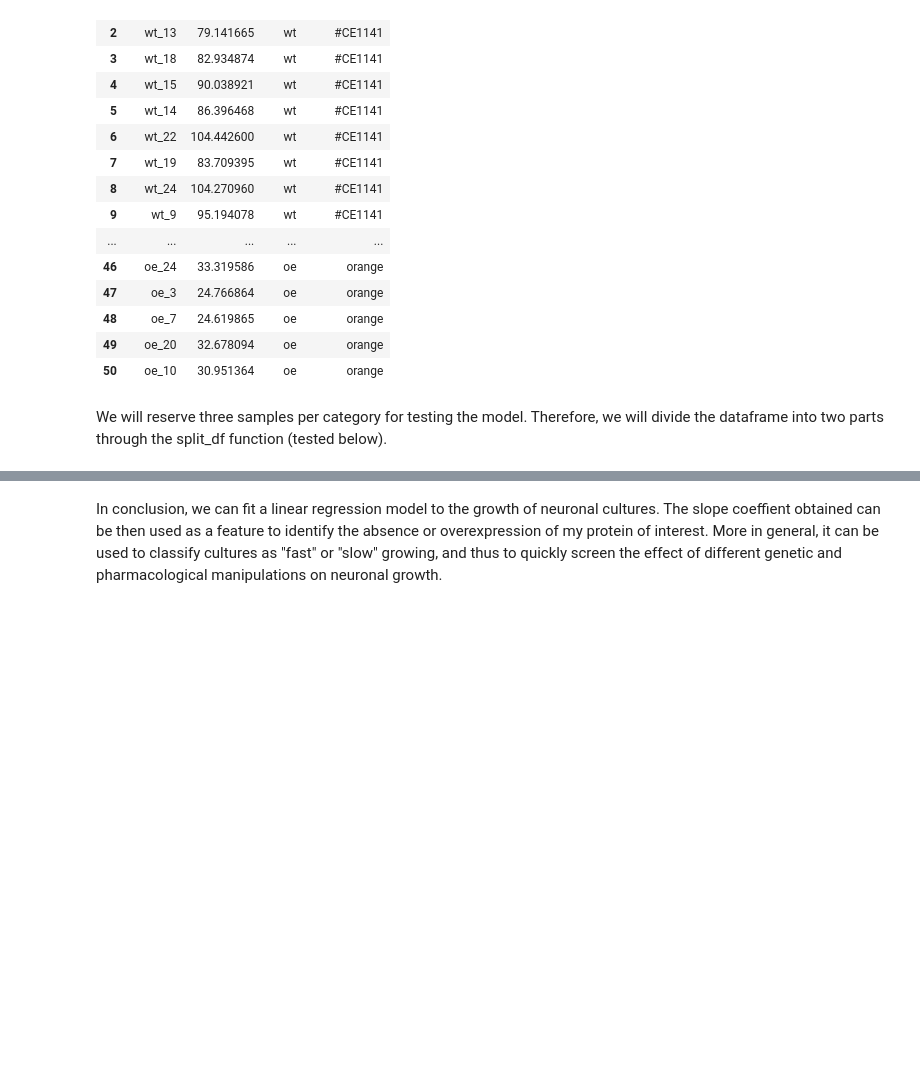
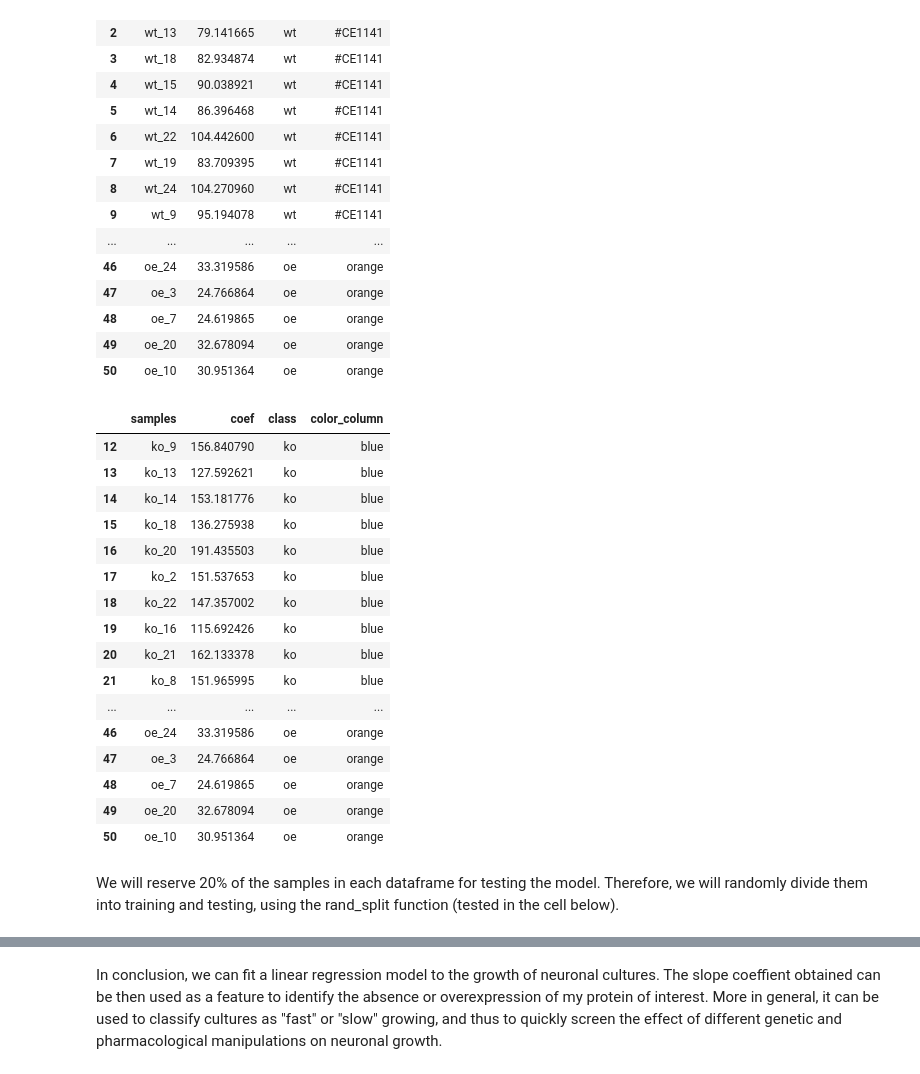
Before and after one commit to valedavi/dataforscience_residency, a Jupyter notebook: 3_logistic_regression.ipynb, the cells around one changed output, grey strips where cells are left out. Saved outputs shown, nothing was run; the diff lists cells and outputs as text; code cells hidden in the pictures; blank space fills up the shorter version.

Commit message:
added random split and ko_oe dataframe

```diff
--- a/3_logistic_regression.ipynb
+++ b/3_logistic_regression.ipynb
@@ -72,5 +73,26 @@ coef_oe
 | 48 | oe_7 | 24.619865 | oe | orange |
 | 49 | oe_20 | 32.678094 | oe | orange |
 | 50 | oe_10 | 30.951364 | oe | orange |
+# %%
+ko_oe = coef.drop(coef[coef['class']=='wt'].index)
+ko_oe
+# %% [output]
+|  | samples | coef | class | color_column |
+| 12 | ko_9 | 156.840790 | ko | blue |
+| 13 | ko_13 | 127.592621 | ko | blue |
+| 14 | ko_14 | 153.181776 | ko | blue |
+| 15 | ko_18 | 136.275938 | ko | blue |
+| 16 | ko_20 | 191.435503 | ko | blue |
+| 17 | ko_2 | 151.537653 | ko | blue |
+| 18 | ko_22 | 147.357002 | ko | blue |
+| 19 | ko_16 | 115.692426 | ko | blue |
+| 20 | ko_21 | 162.133378 | ko | blue |
+| 21 | ko_8 | 151.965995 | ko | blue |
+| ... | ... | ... | ... | ... |
+| 46 | oe_24 | 33.319586 | oe | orange |
+| 47 | oe_3 | 24.766864 | oe | orange |
+| 48 | oe_7 | 24.619865 | oe | orange |
+| 49 | oe_20 | 32.678094 | oe | orange |
+| 50 | oe_10 | 30.951364 | oe | orange |
 # %% [markdown]
-We will reserve three samples per category for testing the model. Therefore, we will divide the dataframe into two parts through the split_df function (tested below).
+We will reserve 20% of the samples in each dataframe for testing the model. Therefore, we will randomly divide them into training and testing, using the rand_split function (tested in the cell below).
```
Also changed, not shown: parts of 21 cells of this notebook, 2 other files.
